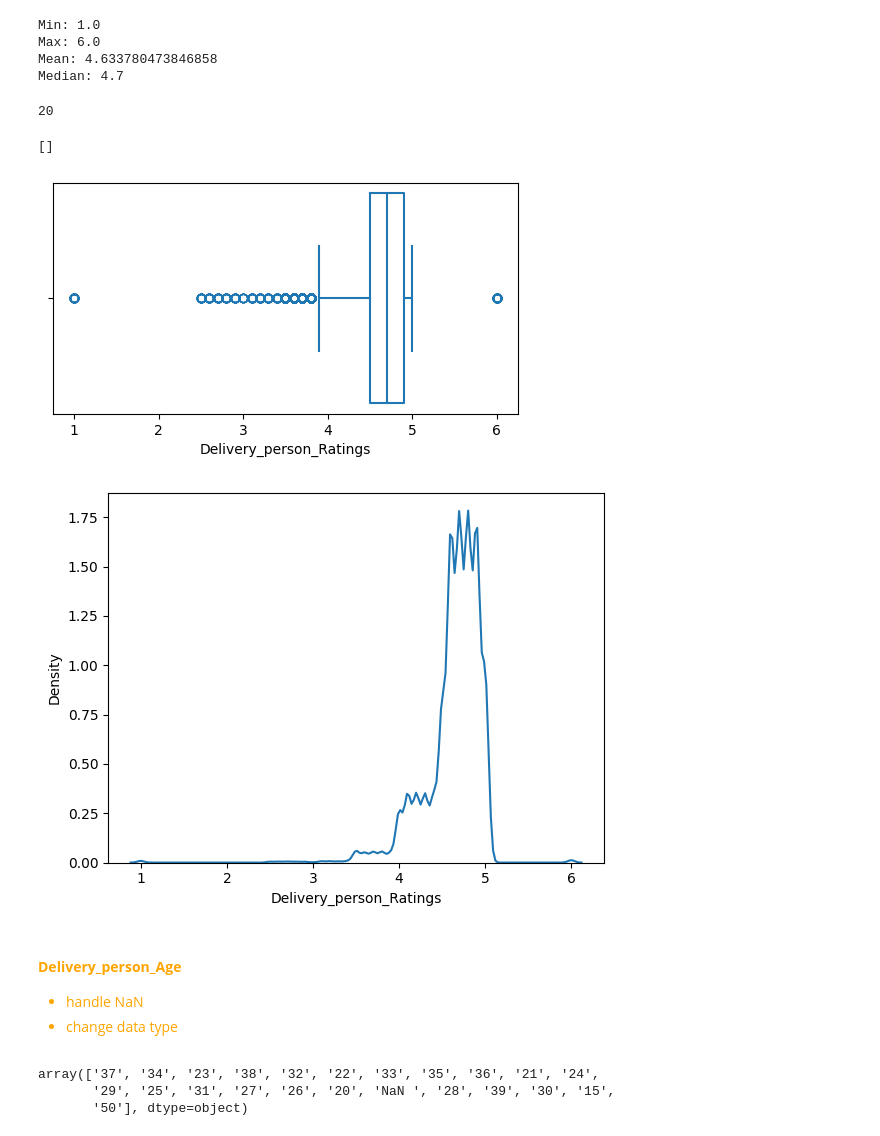
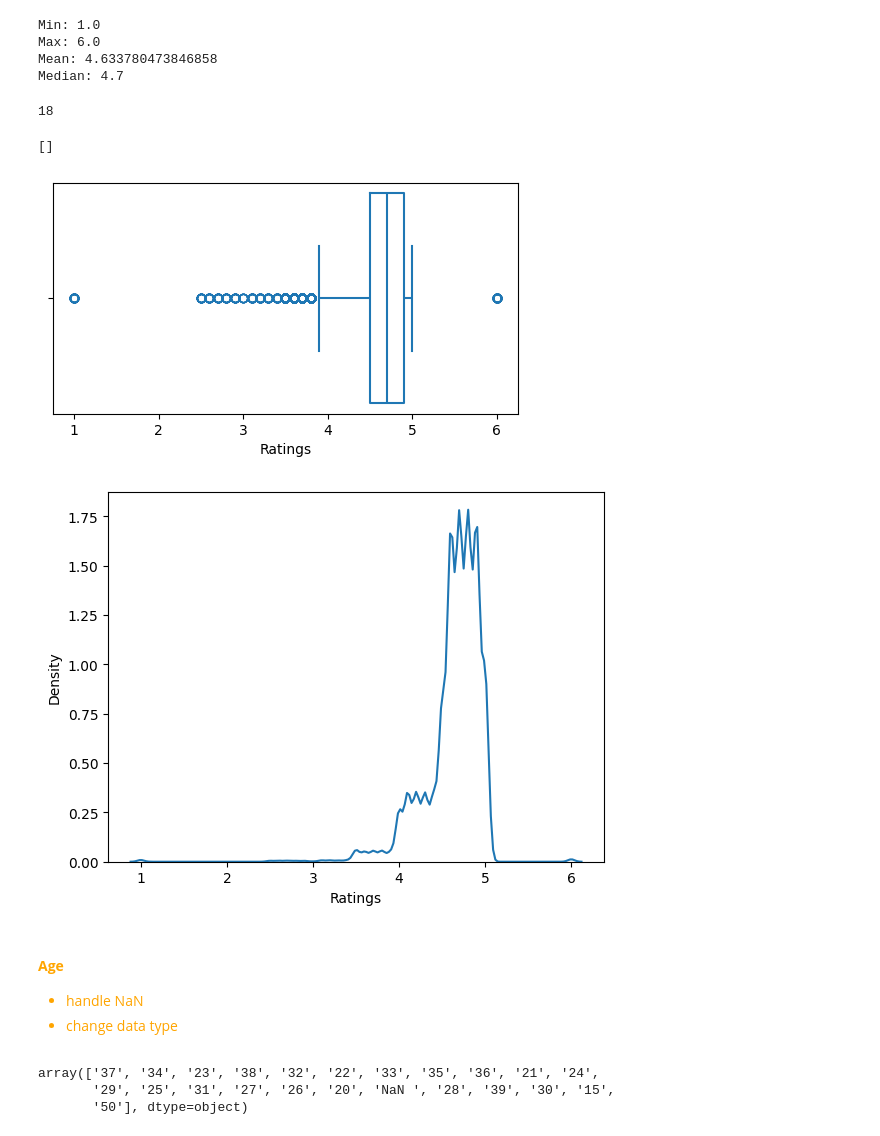
Before and after one commit to ronylpatil/delivery-time-estm, a Jupyter notebook: notebooks/preprocessing.ipynb, the cells around one changed output. Cells and saved outputs as stored; diff of their text form; code cells hidden in the pictures.

```diff
--- a/notebooks/preprocessing.ipynb
+++ b/notebooks/preprocessing.ipynb
@@ -24,0 +49,3 @@ df.shape
+# %%
+df['Time_Orderd'] = df['Time_Orderd'].replace('NaN ', np.nan)
+df['Time_Orderd'] = pd.to_datetime(df['Time_Orderd'], format='%H:%M:%S').dt.time
@@ -24,0 +59,2 @@ df.shape
+# %%
+df['Time_Order_picked'] = pd.to_datetime(df['Time_Order_picked'], format='%H:%M:%S').dt.time
@@ -25,3 +66,5 @@ df.shape
+# %%
+df['Vehicle_condition'] = df['Vehicle_condition'].astype('category')
 # %% [markdown]
 <font color = 'orange'>
 
@@ -258,5 +301,5 @@ df[df['Delivery_person_Ratings'] == 'NaN '].shape[0]
 1908
 # %%
 # fixing data type
-df['Delivery_person_Ratings'] = df['Delivery_person_Ratings'].astype('float')
+df['Ratings'] = df['Ratings'].astype('float')
 # %%
@@ -274,21 +317,21 @@ Max: 6.0
 Mean: 4.633780473846858
 Median: 4.7
 # %%
-df[df['Delivery_person_Ratings'] > 5].shape[1]
+df[df['Ratings'] > 5].shape[1]
 # %% [output]
-20
+18
 # %%
 # box plot
 plt.figure(figsize=(6, 3))
-sns.boxplot(df, x=df["Delivery_person_Ratings"].astype("float"), fill=False)
+sns.boxplot(df, x=df["Ratings"].astype("float"), fill=False)
 plt.plot()
 # %% [output]
 []
-[figure, old version]
+[figure, new version]
 # %%
-sns.kdeplot(df['Delivery_person_Ratings'])
+sns.kdeplot(df['Ratings'])
 plt.show()
 # %% [output]
-[figure, old version]
+[figure, new version]
 # %%
 # replace 6 ratting with median
@@ -296,7 +339,7 @@ df['Delivery_person_Ratings'] = df['Delivery_person_Ratings'].replace(6, 4.7)
 # %% [markdown]
 <font color = 'orange'>
 
-#### <b> Delivery_person_Age
+#### <b> Age
 - handle NaN
 - change data type
 # %%
```
Also changed, not shown: parts of 33 cells of this notebook.
